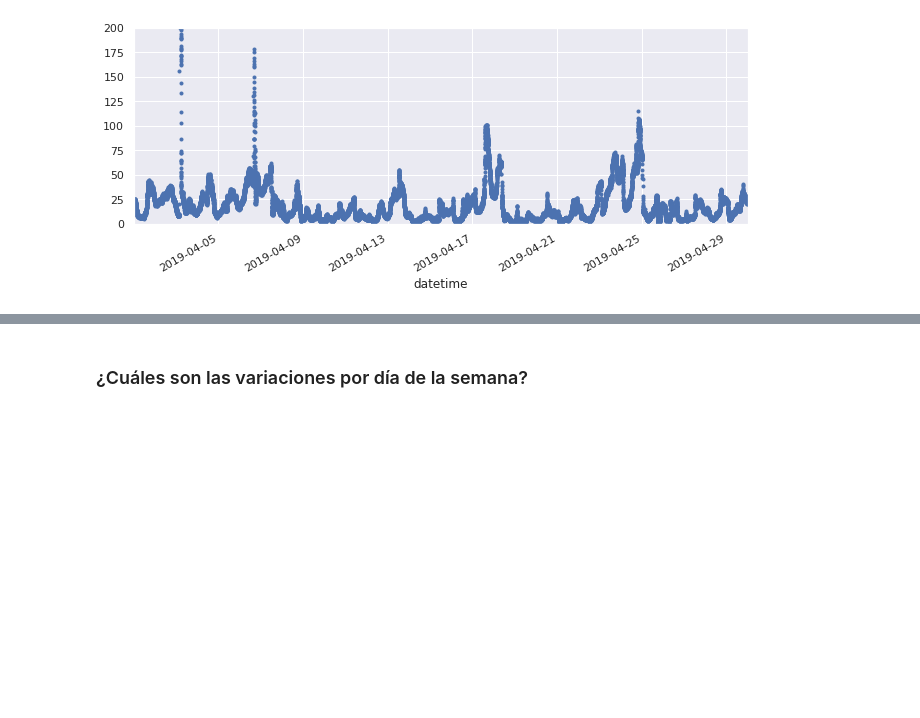
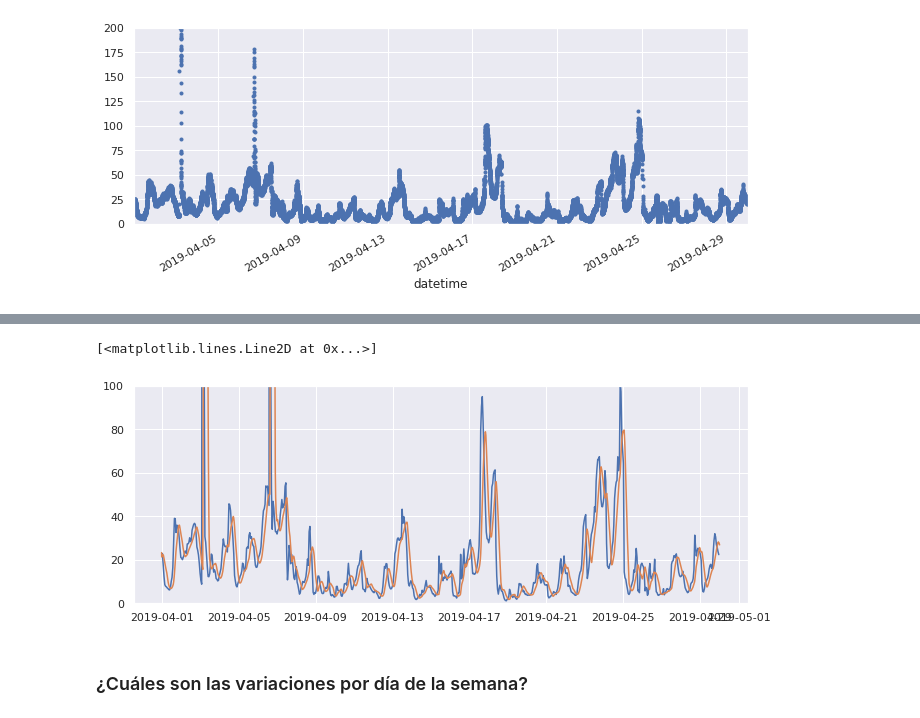
Before and after one commit to tozanni/airhacking_ddmty2019, a Jupyter notebook: AirHacking_DDMTY.ipynb, the cells around one changed output, grey strips where cells are left out. Drawn from its saved outputs; the diff is of its cells as text; code cells hidden in the pictures; blank space fills up the shorter version.

```diff
--- a/AirHacking_DDMTY.ipynb
+++ b/AirHacking_DDMTY.ipynb
@@ -462,3 +488,21 @@ df['PM2.5_CF_ATM_ug/m3'].plot(marker=".",linewidth=0.5,ylim=(0,200),linestyle='N
+# %%
+# Media de cada hora
+avg = df['PM2.5_CF_ATM_ug/m3'].resample("h").mean()
+
+#Tendencia de la media de 4 horas (moving average)
+
+mavg = df['PM2.5_CF_ATM_ug/m3'].rolling("6H").mean()
+
+fig, ax = plt.subplots()
+
+ax.set_ylim(0,100)
+
+ax.plot(avg)
+
+ax.plot(mavg)
+# %% [output]
+[<matplotlib.lines.Line2D at 0x...>]
+[figure, added]
 # %% [markdown]
 ### ¿Cuáles son las variaciones por día de la semana?
 # %%
```
Also changed, not shown: parts of 2 cells of this notebook.
